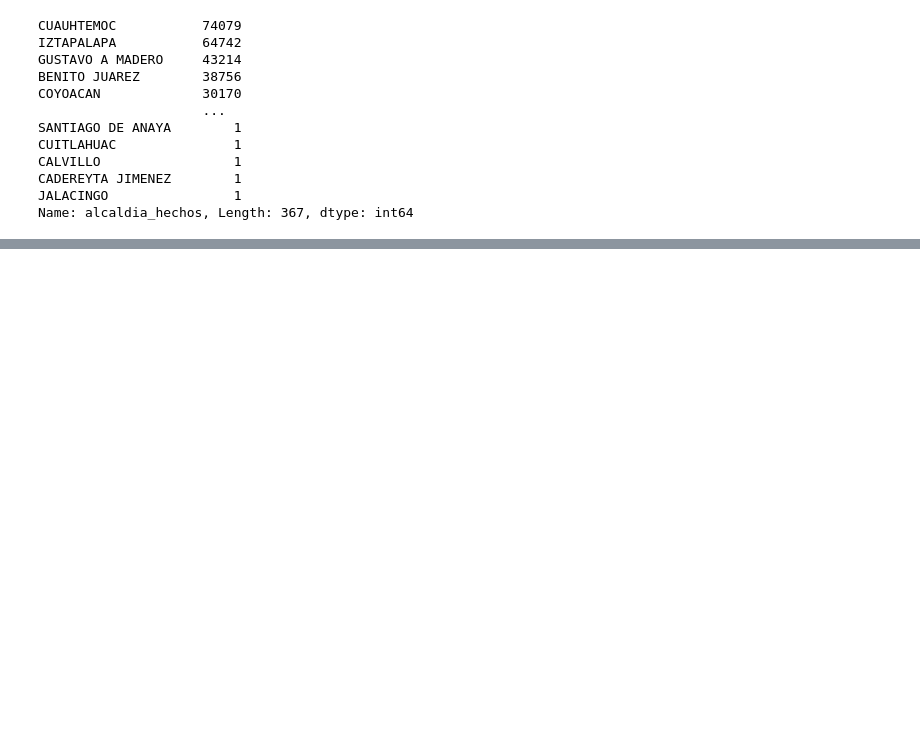
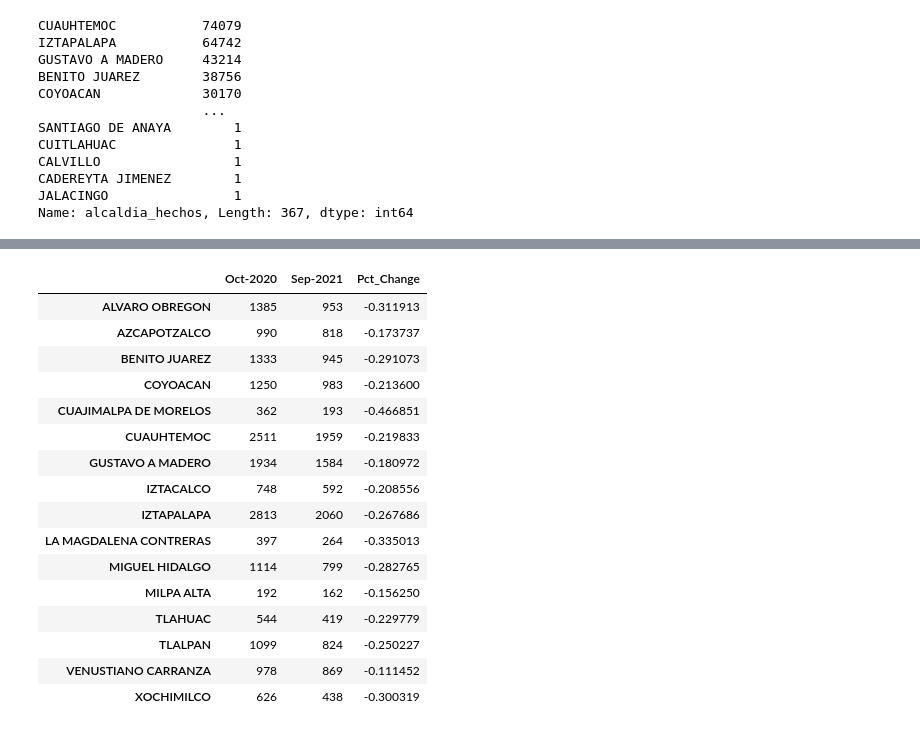
Before and after one commit to rperezme-data/Crime-Analysis-CDMX, a Jupyter notebook: CDMX Crime Exploratory Analysis.ipynb, the cells around one changed output, grey strips where cells are left out. Saved outputs shown, nothing was run; the diff lists cells and outputs as text; code cells hidden in the pictures; blank space fills up the shorter version.

```diff
--- a/CDMX Crime Exploratory Analysis.ipynb
+++ b/CDMX Crime Exploratory Analysis.ipynb
@@ -460,0 +401,20 @@ Name: ao_hechos, Length: 14423, dtype: int64
+# %%
+alcaldias_rate
+# %% [output]
+|  | Oct-2020 | Sep-2021 | Pct_Change |
+| ALVARO OBREGON | 1385 | 953 | -0.311913 |
+| AZCAPOTZALCO | 990 | 818 | -0.173737 |
+| BENITO JUAREZ | 1333 | 945 | -0.291073 |
+| COYOACAN | 1250 | 983 | -0.213600 |
+| CUAJIMALPA DE MORELOS | 362 | 193 | -0.466851 |
+| CUAUHTEMOC | 2511 | 1959 | -0.219833 |
+| GUSTAVO A MADERO | 1934 | 1584 | -0.180972 |
+| IZTACALCO | 748 | 592 | -0.208556 |
+| IZTAPALAPA | 2813 | 2060 | -0.267686 |
+| LA MAGDALENA CONTRERAS | 397 | 264 | -0.335013 |
+| MIGUEL HIDALGO | 1114 | 799 | -0.282765 |
+| MILPA ALTA | 192 | 162 | -0.156250 |
+| TLAHUAC | 544 | 419 | -0.229779 |
+| TLALPAN | 1099 | 824 | -0.250227 |
+| VENUSTIANO CARRANZA | 978 | 869 | -0.111452 |
+| XOCHIMILCO | 626 | 438 | -0.300319 |
```
Also changed, not shown: parts of 47 cells of this notebook.
